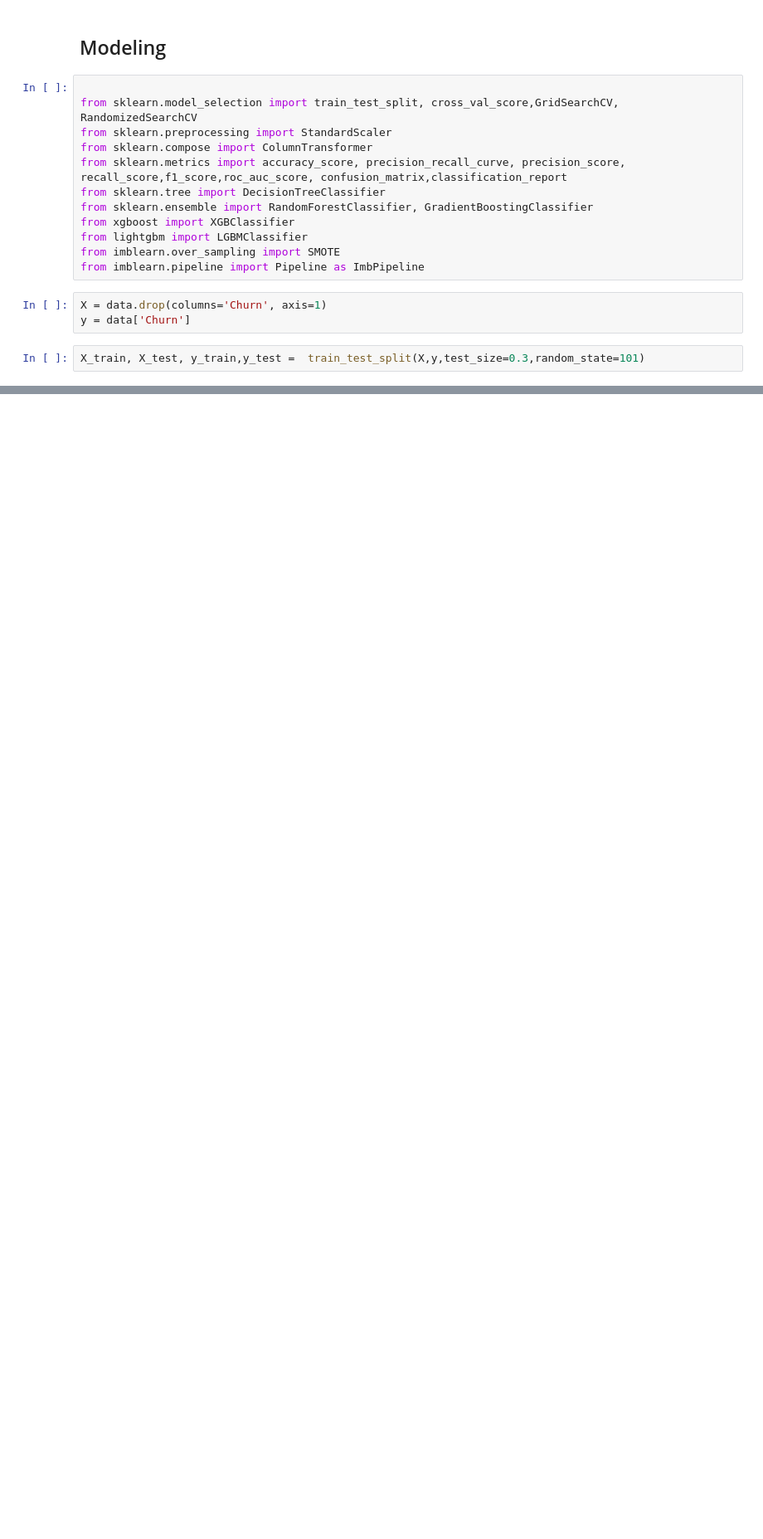
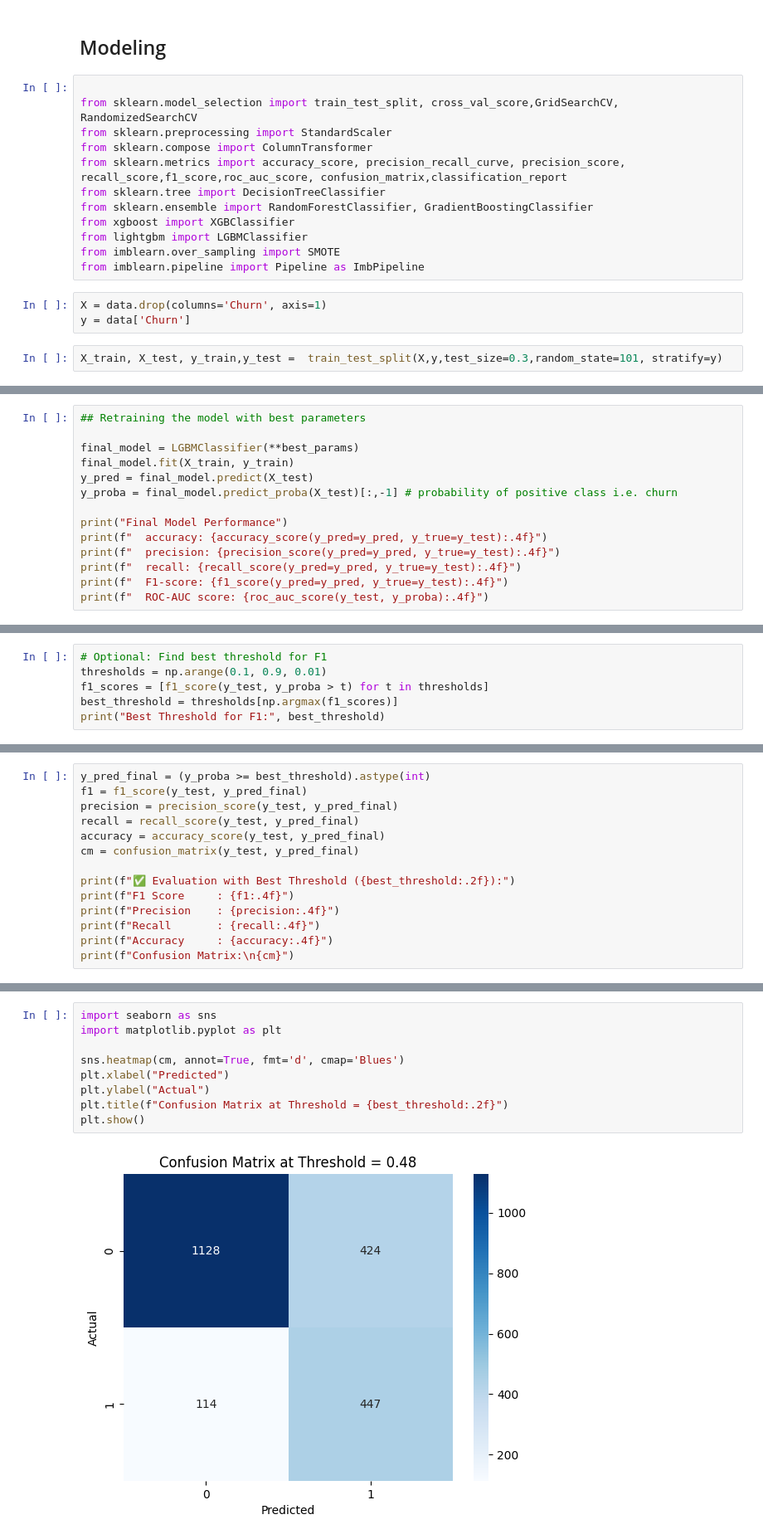
Before and after one commit to MeghanaGangarapu/DataScienceProjects, a Jupyter notebook: Churn_Analysis/churn_analysis.ipynb, the cells around one changed output, grey strips where cells are left out. Shown at 83% size. Cells and saved outputs as stored; diff of their text form; blank space fills up the shorter version.

Commit message:
update to model

```diff
--- a/Churn_Analysis/churn_analysis.ipynb
+++ b/Churn_Analysis/churn_analysis.ipynb
@@ -251,7 +331,7 @@ from imblearn.pipeline import Pipeline as ImbPipeline
 X = data.drop(columns='Churn', axis=1)
 y = data['Churn']
 # %%
-X_train, X_test, y_train,y_test =  train_test_split(X,y,test_size=0.3,random_state=101)
+X_train, X_test, y_train,y_test =  train_test_split(X,y,test_size=0.3,random_state=101, stratify=y)
 # %%
 models = {
     'RandomForest' : RandomForestClassifier(random_state=42, n_jobs=-1),
@@ -320,0 +563,14 @@ weighted avg       0.78      0.78      0.78      2113
+# %%
+## Retraining the model with best parameters
+
+final_model = LGBMClassifier(**best_params)
+final_model.fit(X_train, y_train)
+y_pred = final_model.predict(X_test)
+y_proba = final_model.predict_proba(X_test)[:,-1] # probability of positive class i.e. churn
+
+print("Final Model Performance")
+print(f"  accuracy: {accuracy_score(y_pred=y_pred, y_true=y_test):.4f}")
+print(f"  precision: {precision_score(y_pred=y_pred, y_true=y_test):.4f}")
+print(f"  recall: {recall_score(y_pred=y_pred, y_true=y_test):.4f}")
+print(f"  F1-score: {f1_score(y_pred=y_pred, y_true=y_test):.4f}")
+print(f"  ROC-AUC score: {roc_auc_score(y_test, y_proba):.4f}")
@@ -320,0 +584,6 @@ weighted avg       0.78      0.78      0.78      2113
+# %%
+# Optional: Find best threshold for F1
+thresholds = np.arange(0.1, 0.9, 0.01)
+f1_scores = [f1_score(y_test, y_proba > t) for t in thresholds]
+best_threshold = thresholds[np.argmax(f1_scores)]
+print("Best Threshold for F1:", best_threshold)
@@ -320,0 +592,14 @@ weighted avg       0.78      0.78      0.78      2113
+# %%
+y_pred_final = (y_proba >= best_threshold).astype(int)
+f1 = f1_score(y_test, y_pred_final)
+precision = precision_score(y_test, y_pred_final)
+recall = recall_score(y_test, y_pred_final)
+accuracy = accuracy_score(y_test, y_pred_final)
+cm = confusion_matrix(y_test, y_pred_final)
+
+print(f"✅ Evaluation with Best Threshold ({best_threshold:.2f}):")
+print(f"F1 Score     : {f1:.4f}")
+print(f"Precision    : {precision:.4f}")
+print(f"Recall       : {recall:.4f}")
+print(f"Accuracy     : {accuracy:.4f}")
+print(f"Confusion Matrix:\n{cm}")
@@ -320,0 +615,11 @@ weighted avg       0.78      0.78      0.78      2113
+# %%
+import seaborn as sns
+import matplotlib.pyplot as plt
+
+sns.heatmap(cm, annot=True, fmt='d', cmap='Blues')
+plt.xlabel("Predicted")
+plt.ylabel("Actual")
+plt.title(f"Confusion Matrix at Threshold = {best_threshold:.2f}")
+plt.show()
+# %% [output]
+[figure, added]
```
Also changed, not shown: parts of 27 cells of this notebook, 1 other file.
